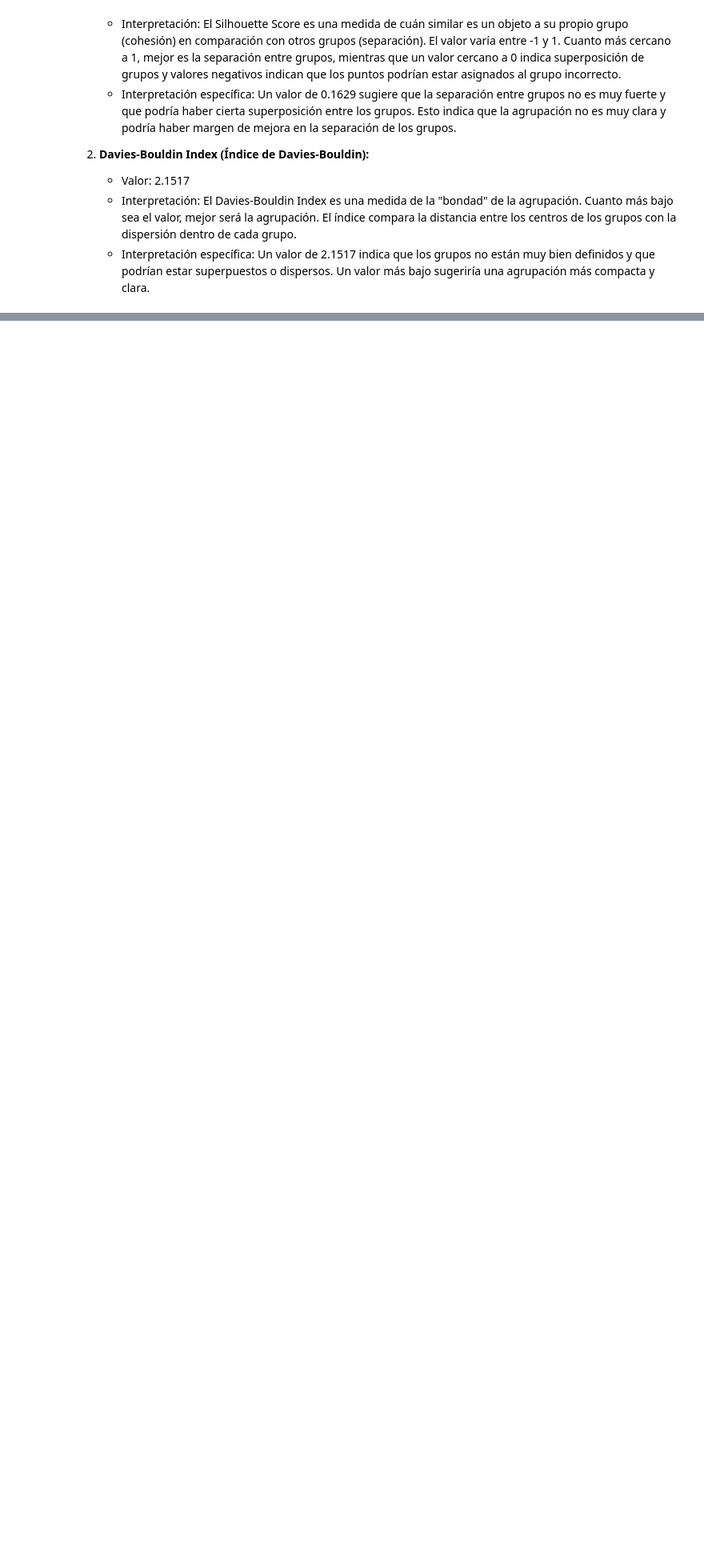
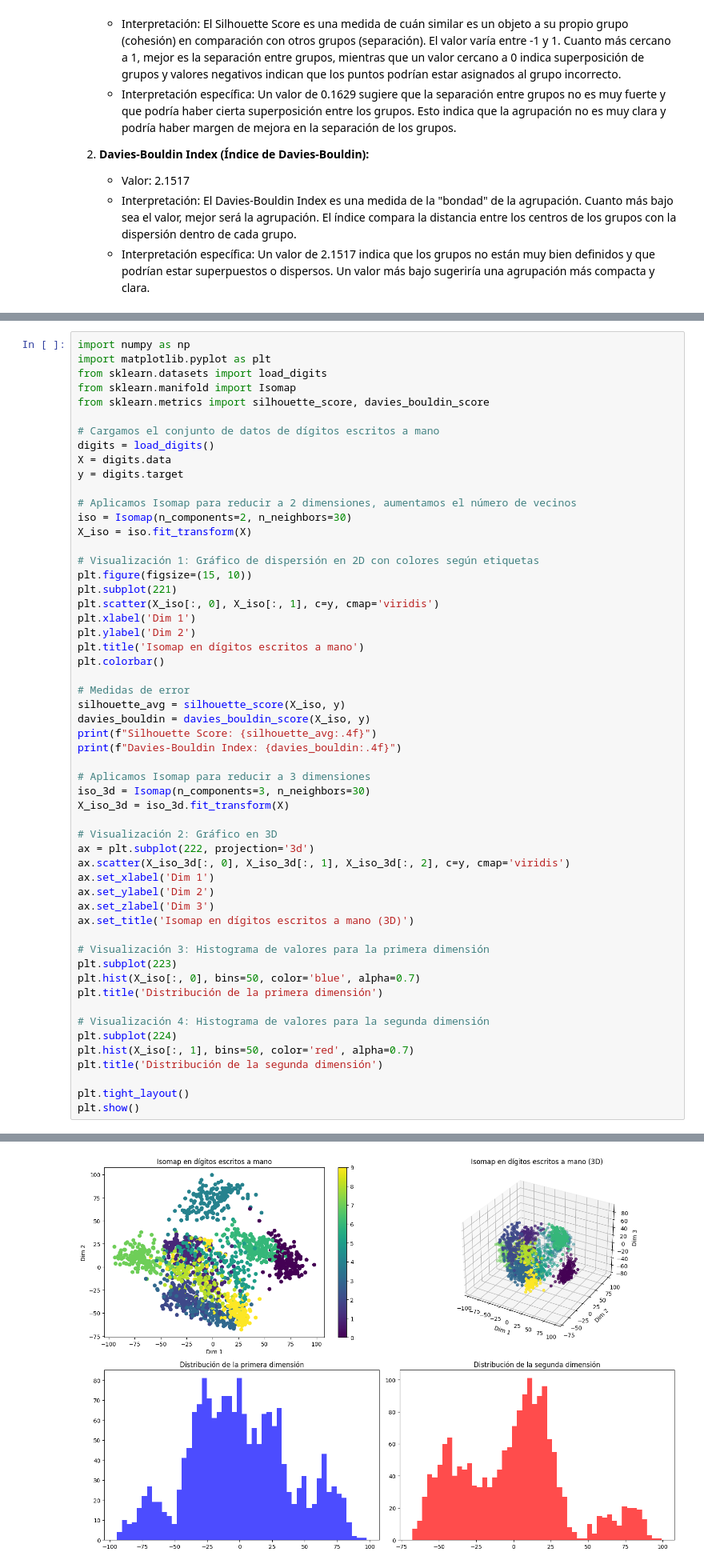
Before and after one commit to RAFS20/Dimensionality-Reduction, a Jupyter notebook: Reducción_de_Dimensionalidad.ipynb, the cells around one changed output, grey strips where cells are left out. Shown at 80% size. Saved outputs shown, nothing was run; the diff lists cells and outputs as text; blank space fills up the shorter version.

```diff
--- a/Reducción_de_Dimensionalidad.ipynb
+++ b/Reducción_de_Dimensionalidad.ipynb
@@ -552,0 +896,56 @@ plt.show()
+# %%
+import numpy as np
+import matplotlib.pyplot as plt
+from sklearn.datasets import load_digits
+from sklearn.manifold import Isomap
+from sklearn.metrics import silhouette_score, davies_bouldin_score
+
+# Cargamos el conjunto de datos de dígitos escritos a mano
+digits = load_digits()
+X = digits.data
+y = digits.target
+
+# Aplicamos Isomap para reducir a 2 dimensiones, aumentamos el número de vecinos
+iso = Isomap(n_components=2, n_neighbors=30)
+X_iso = iso.fit_transform(X)
+
+# Visualización 1: Gráfico de dispersión en 2D con colores según etiquetas
+plt.figure(figsize=(15, 10))
+plt.subplot(221)
+plt.scatter(X_iso[:, 0], X_iso[:, 1], c=y, cmap='viridis')
+plt.xlabel('Dim 1')
+plt.ylabel('Dim 2')
+plt.title('Isomap en dígitos escritos a mano')
+plt.colorbar()
+
+# Medidas de error
+silhouette_avg = silhouette_score(X_iso, y)
+davies_bouldin = davies_bouldin_score(X_iso, y)
+print(f"Silhouette Score: {silhouette_avg:.4f}")
+print(f"Davies-Bouldin Index: {davies_bouldin:.4f}")
+
+# Aplicamos Isomap para reducir a 3 dimensiones
+iso_3d = Isomap(n_components=3, n_neighbors=30)
+X_iso_3d = iso_3d.fit_transform(X)
+
+# Visualización 2: Gráfico en 3D
+ax = plt.subplot(222, projection='3d')
+ax.scatter(X_iso_3d[:, 0], X_iso_3d[:, 1], X_iso_3d[:, 2], c=y, cmap='viridis')
+ax.set_xlabel('Dim 1')
+ax.set_ylabel('Dim 2')
+ax.set_zlabel('Dim 3')
+ax.set_title('Isomap en dígitos escritos a mano (3D)')
+
+# Visualización 3: Histograma de valores para la primera dimensión
+plt.subplot(223)
+plt.hist(X_iso[:, 0], bins=50, color='blue', alpha=0.7)
+plt.title('Distribución de la primera dimensión')
+
+# Visualización 4: Histograma de valores para la segunda dimensión
+plt.subplot(224)
+plt.hist(X_iso[:, 1], bins=50, color='red', alpha=0.7)
+plt.title('Distribución de la segunda dimensión')
+
+plt.tight_layout()
+plt.show()
+# %% [output]
@@ -552,0 +954 @@ plt.show()
+[figure, added]
```
Also changed, not shown: parts of 8 cells of this notebook.
